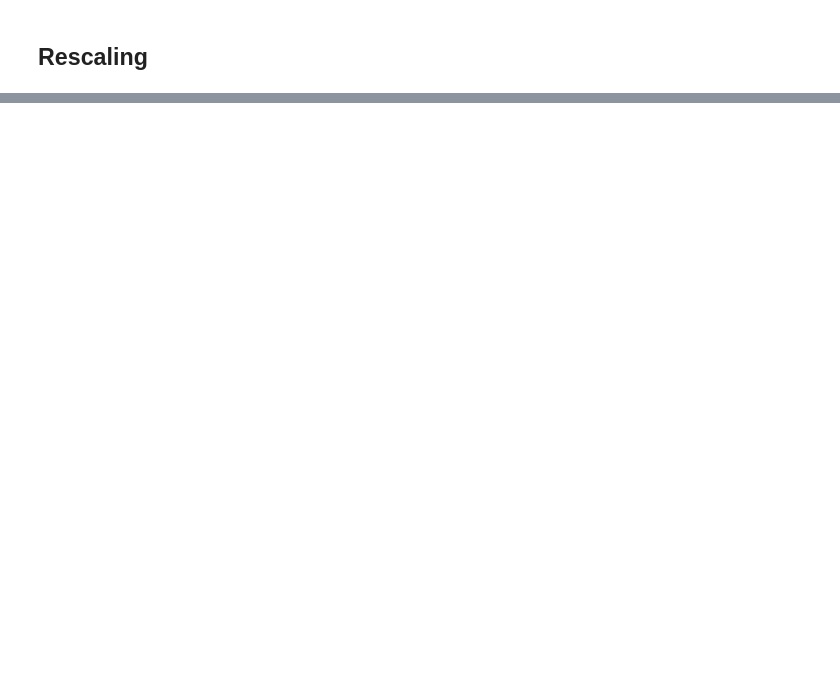
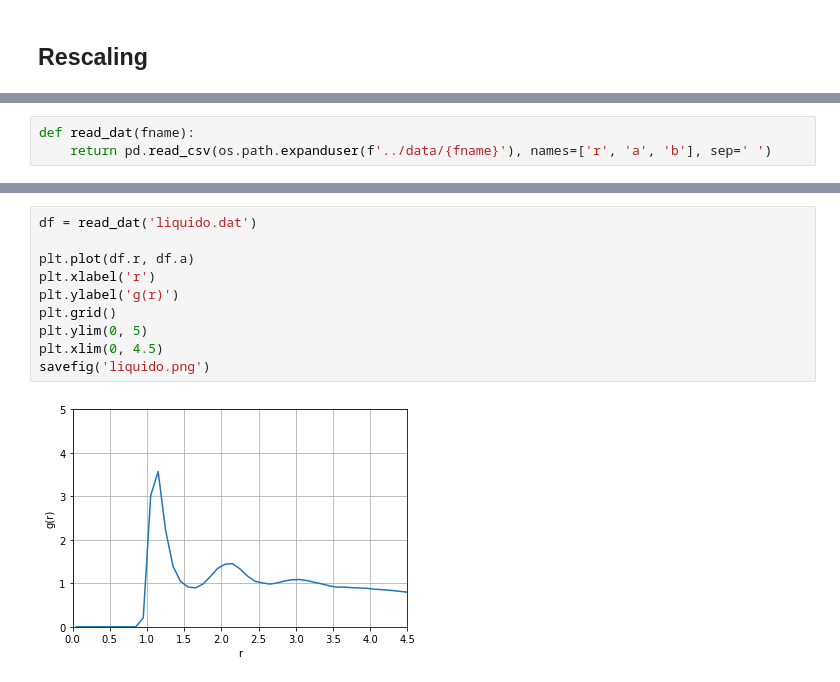
Before and after one commit to gonzalezzfelipe/MD_LJ, a Jupyter notebook: python/Untitled.ipynb, the cells around one changed output, grey strips where cells are left out. Saved outputs shown, nothing was run; the diff lists cells and outputs as text; blank space fills up the shorter version.

```diff
--- a/python/Untitled.ipynb
+++ b/python/Untitled.ipynb
@@ -130,0 +130,3 @@ low_density
+# %%
+def read_dat(fname):
+    return pd.read_csv(os.path.expanduser(f'../data/{fname}'), names=['r', 'a', 'b'], sep=' ')
@@ -130,0 +145,12 @@ low_density
+# %%
+df = read_dat('liquido.dat')
+
+plt.plot(df.r, df.a)
+plt.xlabel('r')
+plt.ylabel('g(r)')
+plt.grid()
+plt.ylim(0, 5)
+plt.xlim(0, 4.5)
+savefig('liquido.png')
+# %% [output]
+[figure, added]
```
Also changed, not shown: parts of 20 cells of this notebook, 15 other files.
